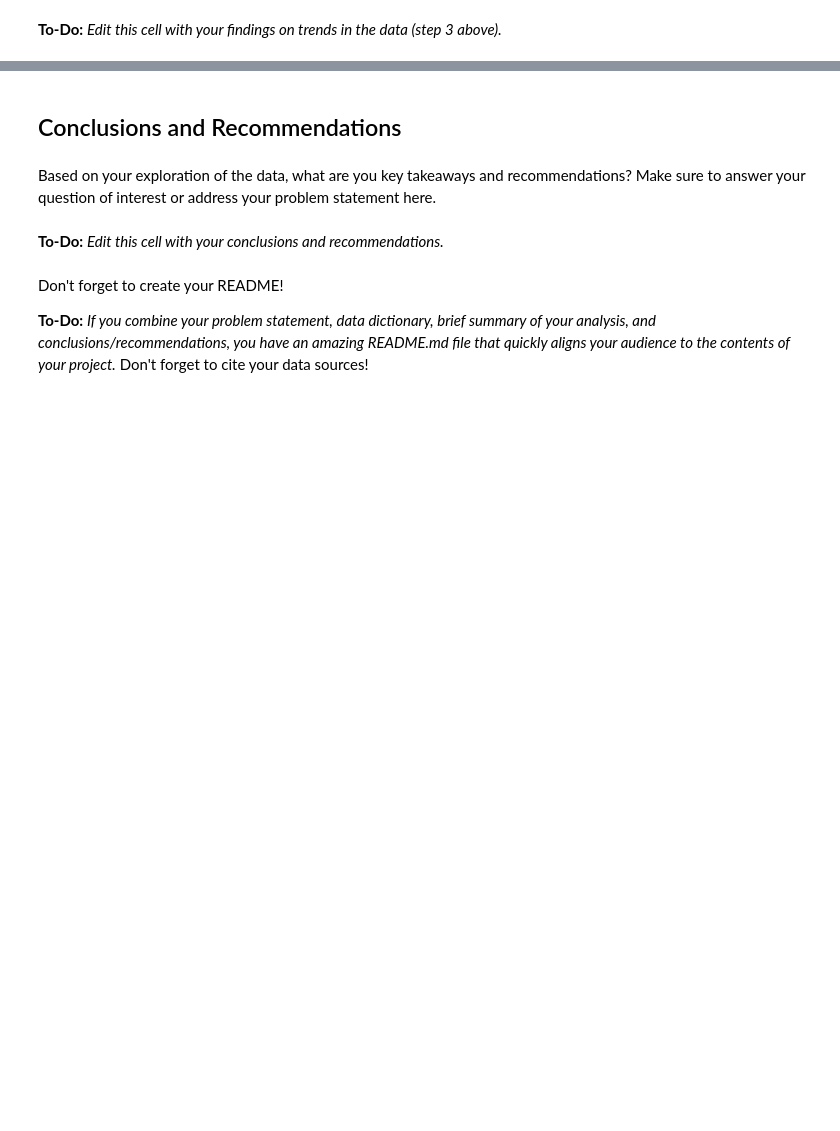
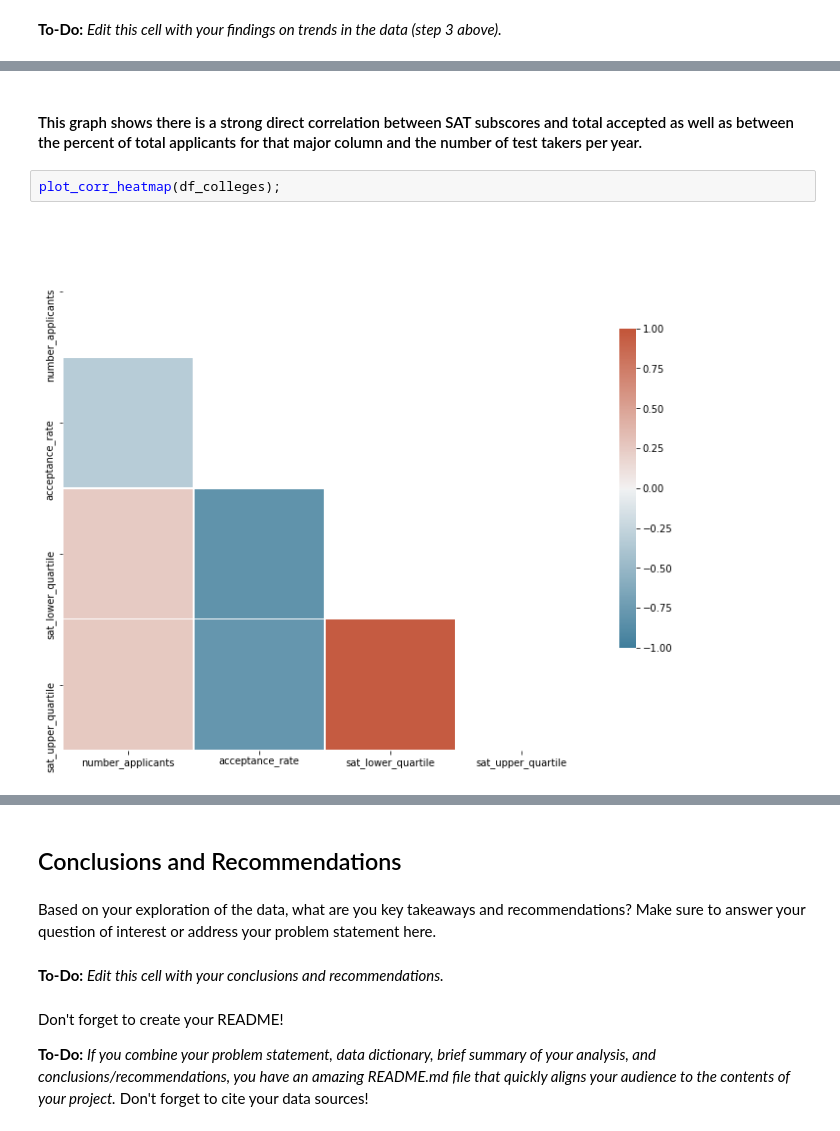
Before and after one commit to manutej/college-bound, a Jupyter notebook: code/project_1_sat.ipynb, the cells around one changed output, grey strips where cells are left out. Saved outputs shown, nothing was run; the diff lists cells and outputs as text; blank space fills up the shorter version.

```diff
--- a/code/project_1_sat.ipynb
+++ b/code/project_1_sat.ipynb
@@ -819,0 +896,6 @@ Here are some prompts to get you started with visualizations. Feel free to add a
+# %% [markdown]
+#### This graph shows there is a strong direct correlation between SAT subscores and total accepted as well as between the percent of total applicants for that major column and the number of test takers per year.
+# %%
+plot_corr_heatmap(df_colleges);
+# %% [output]
+[figure, added]
```
Also changed, not shown: parts of 34 cells of this notebook.
